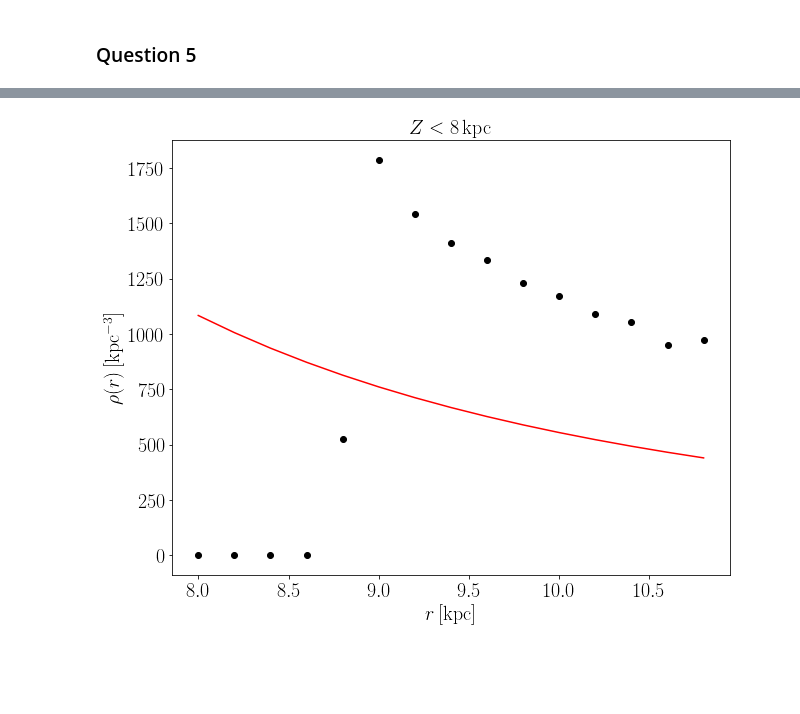
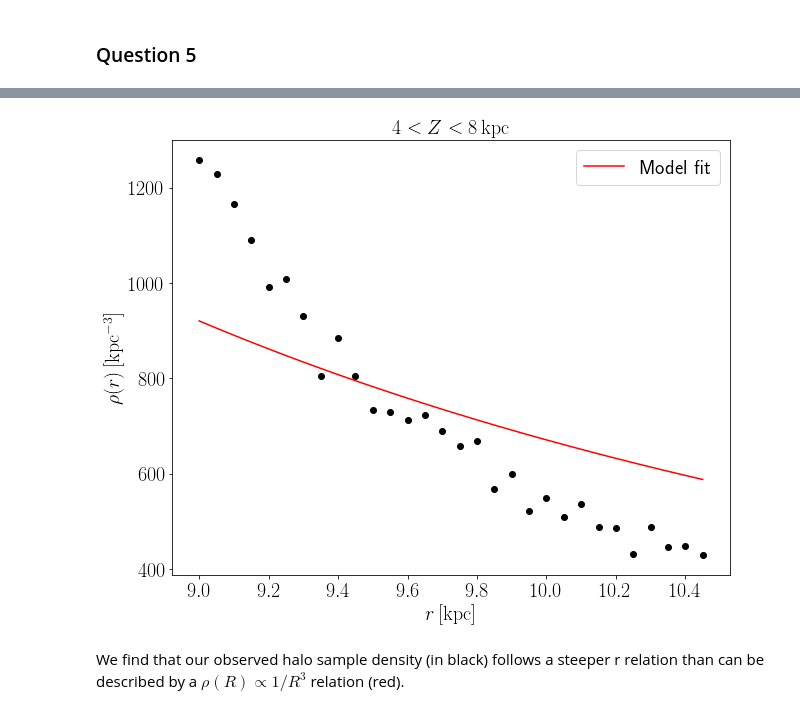
Before and after one commit to jbirky/astr-511-w21, a Jupyter notebook: homeworks/solution1.ipynb, the cells around one changed output, grey strips where cells are left out. Saved outputs shown, nothing was run; the diff lists cells and outputs as text; code cells hidden in the pictures; blank space fills up the shorter version.

```diff
--- a/homeworks/solution1.ipynb
+++ b/homeworks/solution1.ipynb
@@ -57,7 +67,7 @@ df = pd.DataFrame(data={'g_r':g_r, 'feh':feh, 'M_r':M_r, 'D':Z/1e3, 'r':r})
 # %%
 # Solid angle bin
 dOmega = 314 / (180/np.pi)**2  # convert deg^2 to sterradians
-dD = 1
+dD = .25
 maxD = 26
 
 # Create distance bins, and calculate volume of each distance bin
@@ -130,22 +145,0 @@ plt.show()
-# %%
-color_bins = [[0.2, 0.4], [0.4, 0.6], [0.6, 0.8], [0.8, 1.0]]
-
-plt.figure(figsize=[10,8])
-for gr_bin in color_bins:
-    sel = df[df['g_r'] < gr_bin[1]][df['g_r'] > gr_bin[0]]
-
-    # Calculate number of stars per distance bin
-    dN = np.zeros(Dbins.shape[0])
-    for i, dbin in enumerate(Dbins):
-        dN[i] = len(np.where((sel['D'] > dbin) & (sel['D'] < dbin+dD))[0])
-
-    plt.step(Dbins, np.log(dN/dV), label=r'$%s < g-r < %s$'%(gr_bin[0], gr_bin[1]))
-
-plt.ylabel(r'$dN/dD$', fontsize=20)
-plt.xlabel(r'$D \, \rm [kpc]$', fontsize=20)
-plt.xlim(min(Dbins), max(Dbins))
-# plt.yscale('log')
-plt.legend(loc='upper right', fontsize=18)
-plt.minorticks_on()
-plt.savefig('plot2.png')
-plt.show()
@@ -222,10 +222,11 @@ halo density ~1/r^3 (r=galactocentric radius = sqrt(8^2 + z^2))
 # %%
+# Galactocentric radius
 df['R'] = np.sqrt(8**2 + df['D']**2)
-minR = 8.0
-maxR = 11
-dR = .2
+minR = 9.0
+maxR = 10.5
+dR = .05
 
 # Create distance bins, and calculate volume of each distance bin
 Rbins = np.arange(minR,maxR,dR)
-dV = dOmega * ((Rbins + dR)**3 - Rbins**3) / 3
-# dV = dOmega * ((Dbins + dD)**3 - Dbins**3) / 3
+Dbins = np.sqrt(Rbins**2 - 8**2)
+dV = dOmega * ((Dbins + dD)**3 - Dbins**3) / 3
@@ -235,7 +241,10 @@ gr_bin = [0.2, 0.4]
 sel = df[df['g_r'] < gr_bin[1]][df['g_r'] > gr_bin[0]]
 
 # Apply cut to only stars which are captured by flux limit of the instrument
-sel = sel[sel['D'] < 8][sel['D'] > 4] # halo mostly between 5-7
+sel = sel[sel['D'] < 7][sel['D'] > 4] # halo mostly between 5-7
+
+# Apply metallicity cut
+sel = sel[sel['feh'] < -1.0]
 
 # Calculate number of stars per distance bin
 dN = np.zeros(Rbins.shape[0])
@@ -266,12 +277,15 @@ soln
 # %%
 plt.figure(figsize=[10,8])
 plt.scatter(Rbins, rho, color='k')
-plt.plot(Rbins, rho_model(soln.x[0]), color='r')
+plt.plot(Rbins, rho_model(soln.x[0]), color='r', label='Model fit')
 plt.ylabel(r'$\rho(r) \, \rm [kpc^{-3}]$', fontsize=20)
 plt.xlabel(r'$r \, \rm [kpc]$', fontsize=20)
-plt.title(r'$Z < 8 \, \rm kpc$', fontsize=20)
+plt.title(r'$4 < Z < 8 \, \rm kpc$', fontsize=20)
+plt.legend(loc='upper right', fontsize=20)
 plt.savefig('plot5.png')
 # plt.yscale('log')
 plt.show()
 # %% [output]
-[figure, old version]
+[figure, new version]
+# %% [markdown]
+We find that our observed halo sample density (in black) follows a steeper r relation than can be described by a $\rho(R) \propto 1/R^3$ relation (red).
```
Also changed, not shown: parts of 19 cells of this notebook.
